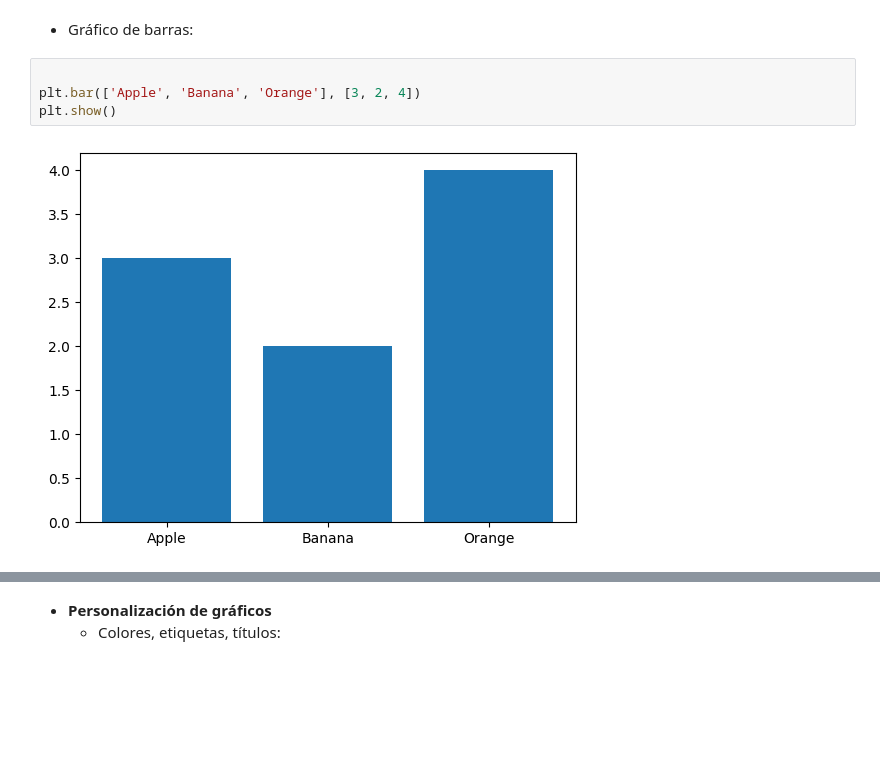
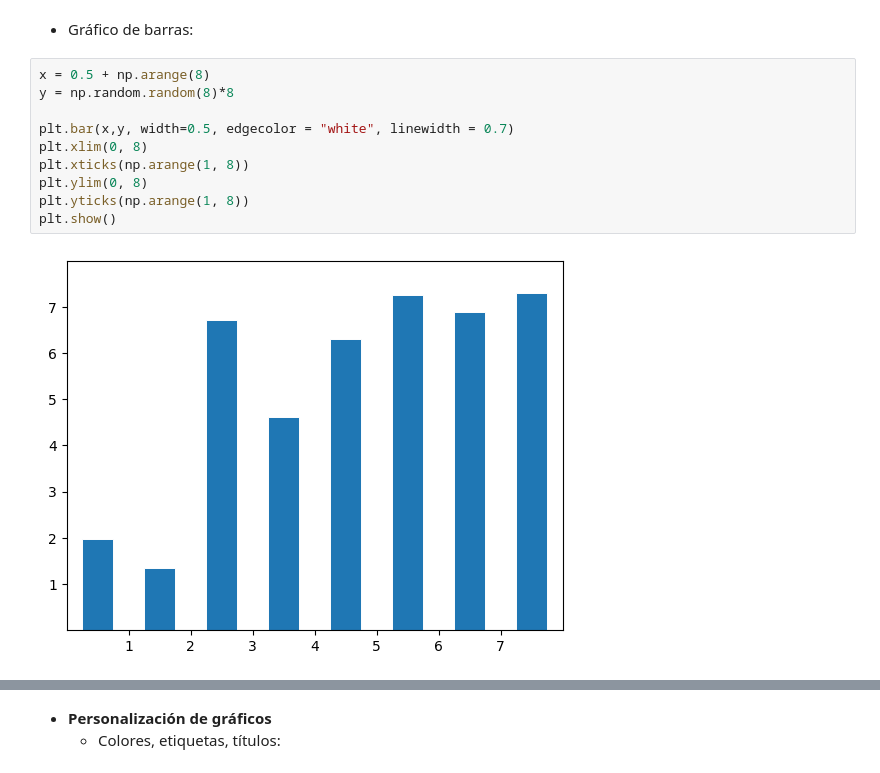
Before and after one commit to DanAndCastRod/python_DataScience, a Jupyter notebook: Session4.3.matplotlib_seaborn.ipynb, the cells around one changed output, grey strips where cells are left out. Drawn from its saved outputs; the diff is of its cells as text; blank space fills up the shorter version.

```diff
--- a/Session4.3.matplotlib_seaborn.ipynb
+++ b/Session4.3.matplotlib_seaborn.ipynb
@@ -36,8 +43,14 @@ plt.show()
 # %% [markdown]
 - Gráfico de barras:
 # %%
+x = 0.5 + np.arange(8)
+y = np.random.random(8)*8
 
-plt.bar(['Apple', 'Banana', 'Orange'], [3, 2, 4])
+plt.bar(x,y, width=0.5, edgecolor = "white", linewidth = 0.7)
+plt.xlim(0, 8)
+plt.xticks(np.arange(1, 8))
+plt.ylim(0, 8)
+plt.yticks(np.arange(1, 8))
 plt.show()
 # %% [output]
-[figure, old version]
+[figure, new version]
```
Also changed, not shown: parts of 17 cells of this notebook.
